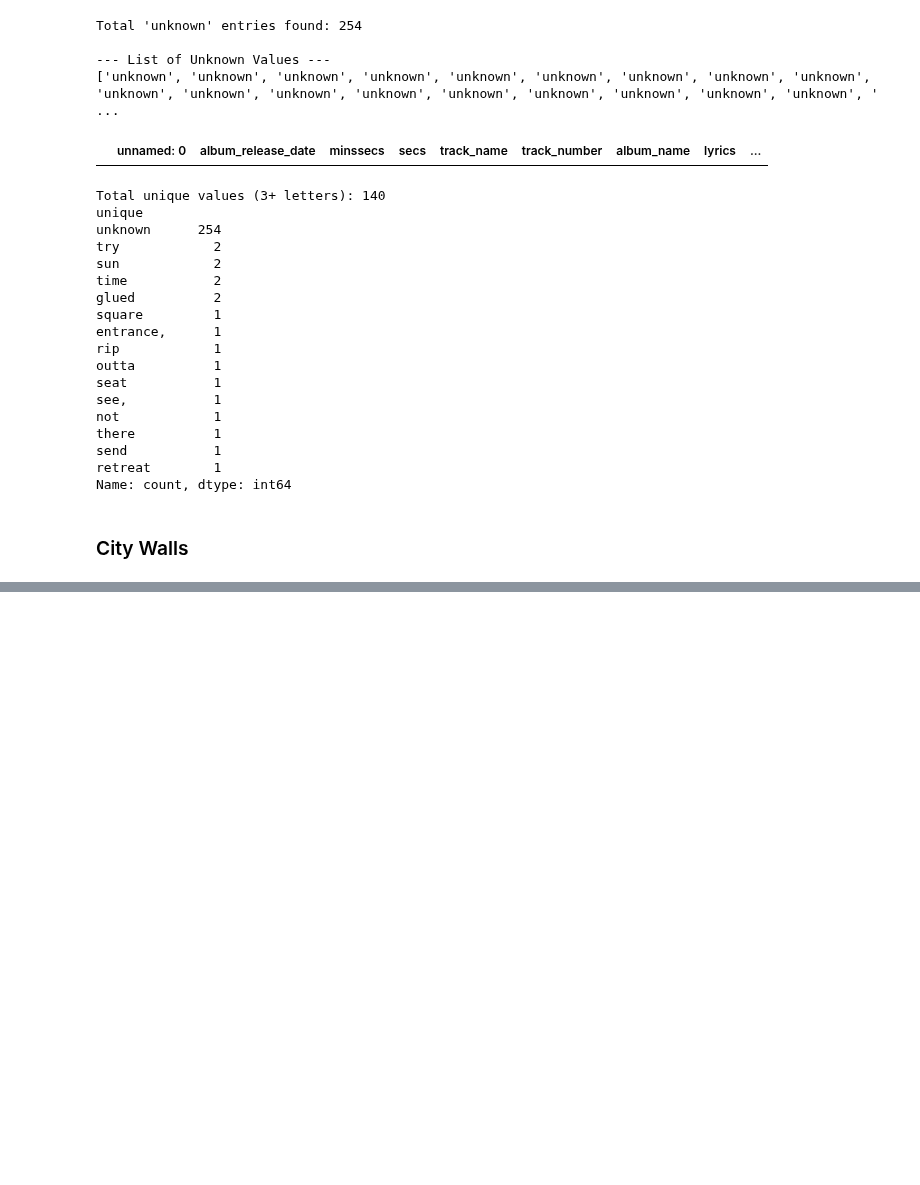
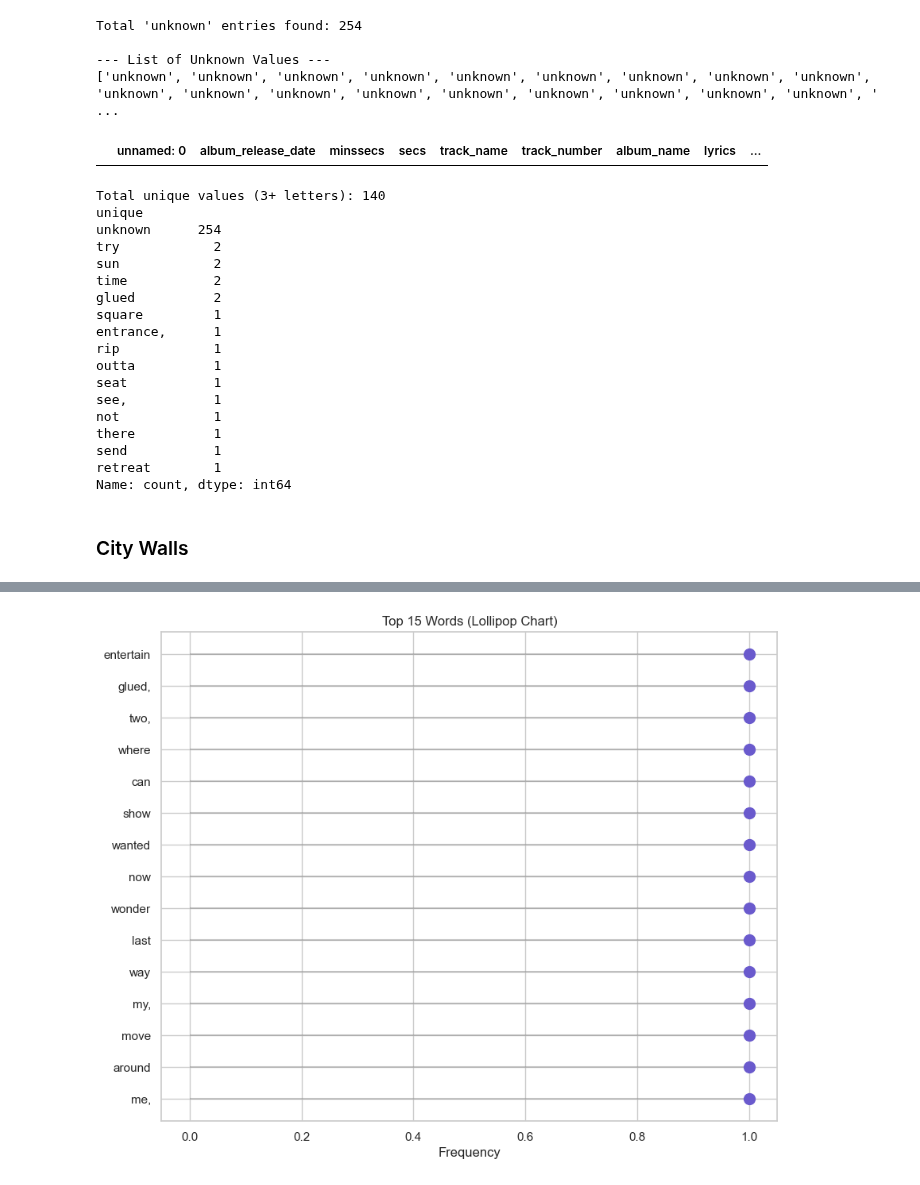
Before and after one commit to MeredithClikkie/torchbearerlab.github.io, a Jupyter notebook: BreachSongs2.ipynb, the cells around one changed output, grey strips where cells are left out. Cells and saved outputs as stored; diff of their text form; code cells hidden in the pictures; blank space fills up the shorter version.

```diff
--- a/BreachSongs2.ipynb
+++ b/BreachSongs2.ipynb
@@ -313,0 +273,15 @@ Total stop words: 198
+# %%
+# Now your counts will work without the TypeError
+top_15 = df_top15.copy()
+top_15 = df_top15[df_top15['track_name'] == 'city walls']['unique'].value_counts().head(15)
+# %%
+import numpy as np
+plt.figure(figsize=(10, 8))
+plt.hlines(y=top_15.index, xmin=0, xmax=top_15.values, color='grey', alpha=0.4)
+plt.plot(top_15.values, top_15.index, "o", markersize=10, color='slateblue')
+plt.title('Top 15 Words (Lollipop Chart)')
+plt.xlabel('Frequency')
+plt.gca().invert_yaxis() # Put the highest count at the top
+plt.show()
+# %% [output]
+[figure, added]
```
Also changed, not shown: parts of 6 cells of this notebook.
